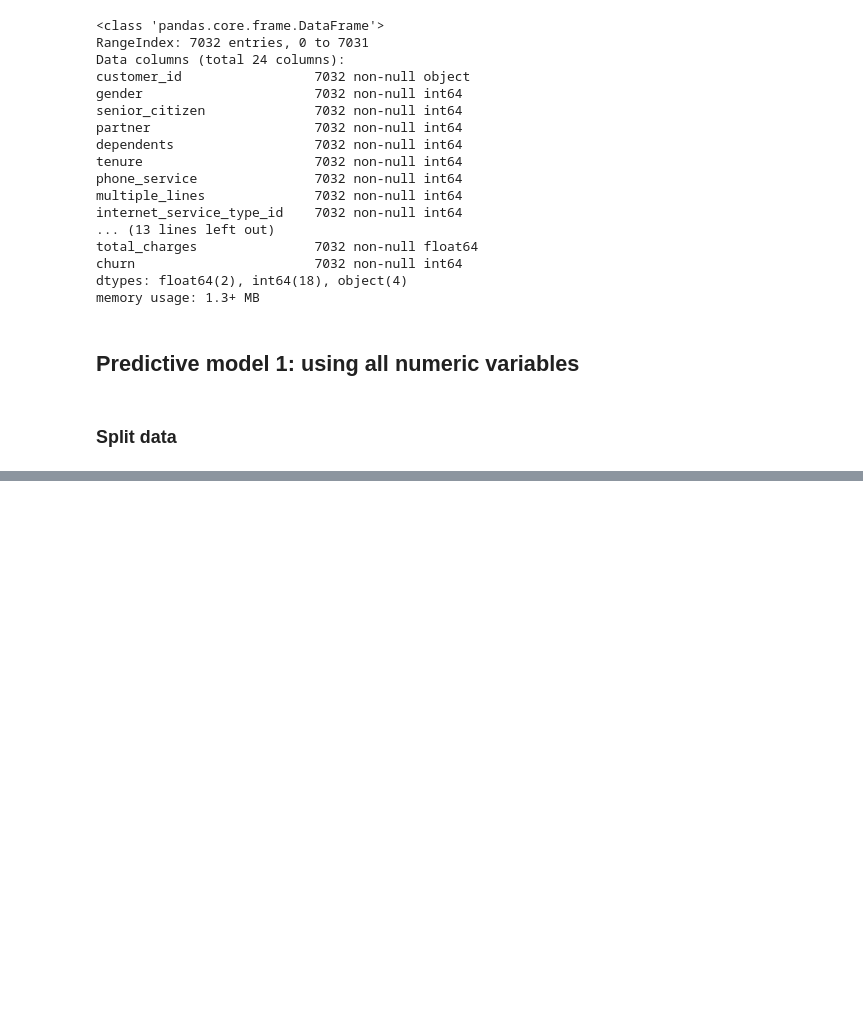
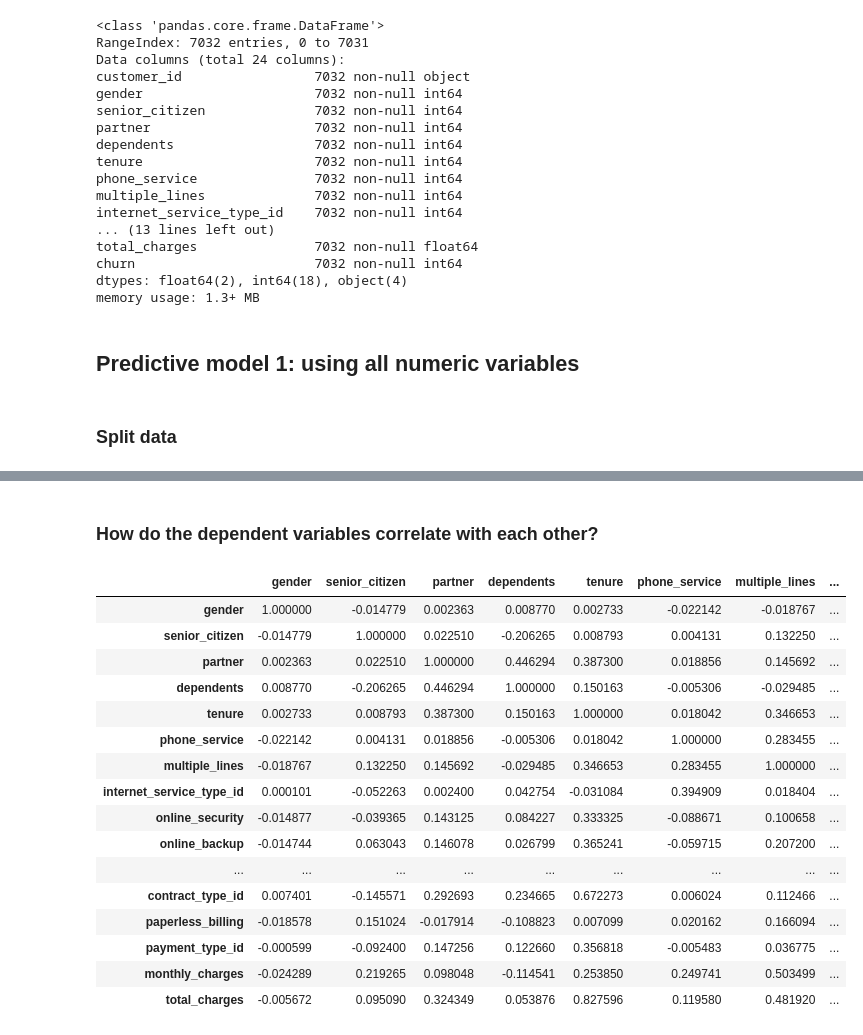
Before and after one commit to soslin/telco-churn-project, a Jupyter notebook: telco_customer_churn.ipynb, the cells around one changed output, grey strips where cells are left out. Cells and saved outputs as stored; diff of their text form; code cells hidden in the pictures; blank space fills up the shorter version.

```diff
--- a/telco_customer_churn.ipynb
+++ b/telco_customer_churn.ipynb
@@ -227,0 +365,22 @@ clf = DecisionTreeClassifier(criterion='entropy', max_depth=3, random_state=123)
+# %% [markdown]
+### How do the dependent variables correlate with each other?
+# %%
+X_train.corr(method ='pearson')
+# %% [output]
+|  | gender | senior_citizen | partner | dependents | tenure | phone_service | multiple_lines | ... |
+| gender | 1.000000 | -0.014779 | 0.002363 | 0.008770 | 0.002733 | -0.022142 | -0.018767 | ... |
+| senior_citizen | -0.014779 | 1.000000 | 0.022510 | -0.206265 | 0.008793 | 0.004131 | 0.132250 | ... |
+| partner | 0.002363 | 0.022510 | 1.000000 | 0.446294 | 0.387300 | 0.018856 | 0.145692 | ... |
+| dependents | 0.008770 | -0.206265 | 0.446294 | 1.000000 | 0.150163 | -0.005306 | -0.029485 | ... |
+| tenure | 0.002733 | 0.008793 | 0.387300 | 0.150163 | 1.000000 | 0.018042 | 0.346653 | ... |
+| phone_service | -0.022142 | 0.004131 | 0.018856 | -0.005306 | 0.018042 | 1.000000 | 0.283455 | ... |
+| multiple_lines | -0.018767 | 0.132250 | 0.145692 | -0.029485 | 0.346653 | 0.283455 | 1.000000 | ... |
+| internet_service_type_id | 0.000101 | -0.052263 | 0.002400 | 0.042754 | -0.031084 | 0.394909 | 0.018404 | ... |
+| online_security | -0.014877 | -0.039365 | 0.143125 | 0.084227 | 0.333325 | -0.088671 | 0.100658 | ... |
+| online_backup | -0.014744 | 0.063043 | 0.146078 | 0.026799 | 0.365241 | -0.059715 | 0.207200 | ... |
+| ... | ... | ... | ... | ... | ... | ... | ... | ... |
+| contract_type_id | 0.007401 | -0.145571 | 0.292693 | 0.234665 | 0.672273 | 0.006024 | 0.112466 | ... |
+| paperless_billing | -0.018578 | 0.151024 | -0.017914 | -0.108823 | 0.007099 | 0.020162 | 0.166094 | ... |
+| payment_type_id | -0.000599 | -0.092400 | 0.147256 | 0.122660 | 0.356818 | -0.005483 | 0.036775 | ... |
+| monthly_charges | -0.024289 | 0.219265 | 0.098048 | -0.114541 | 0.253850 | 0.249741 | 0.503499 | ... |
+| total_charges | -0.005672 | 0.095090 | 0.324349 | 0.053876 | 0.827596 | 0.119580 | 0.481920 | ... |
```
Also changed, not shown: parts of 38 cells of this notebook.
